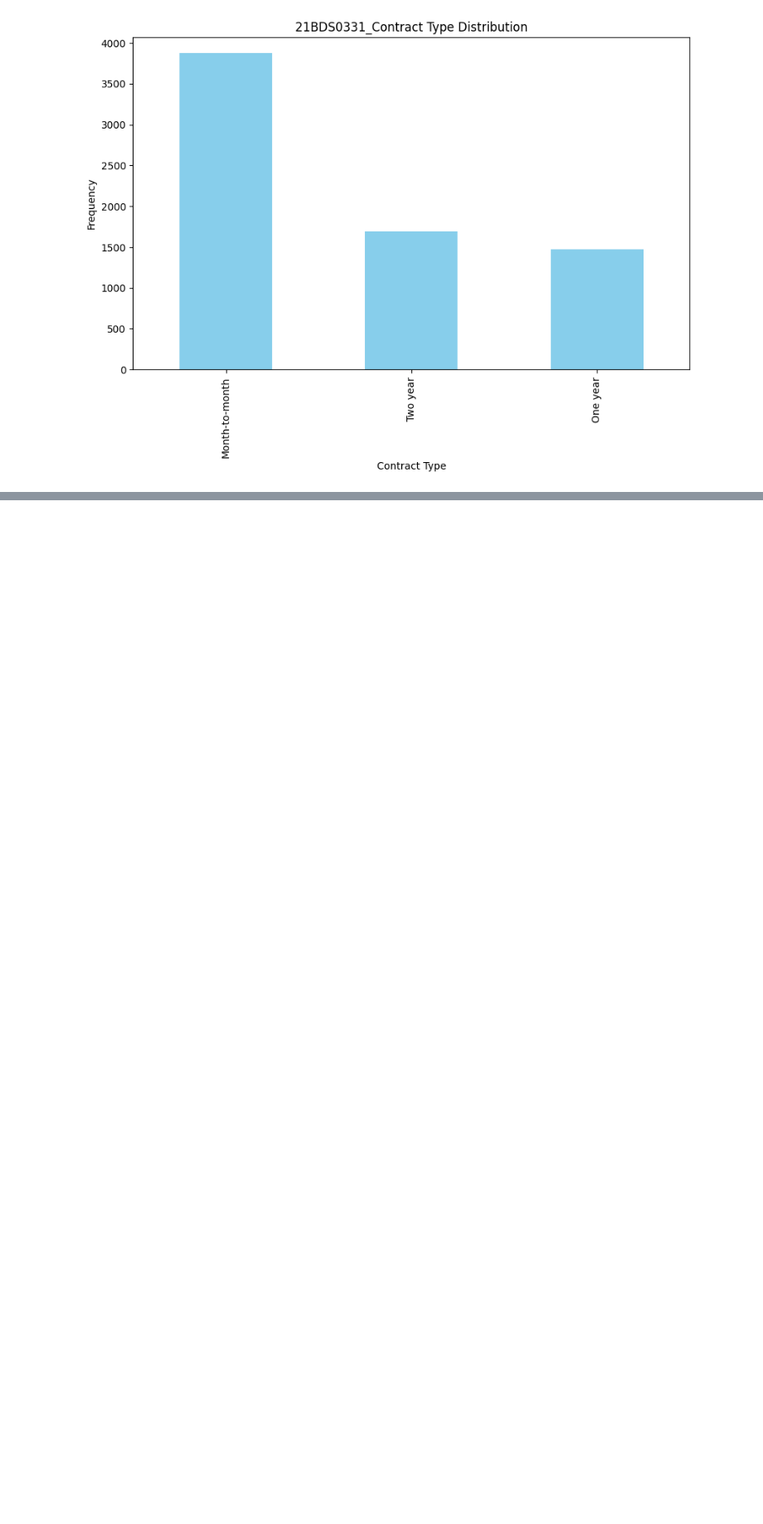
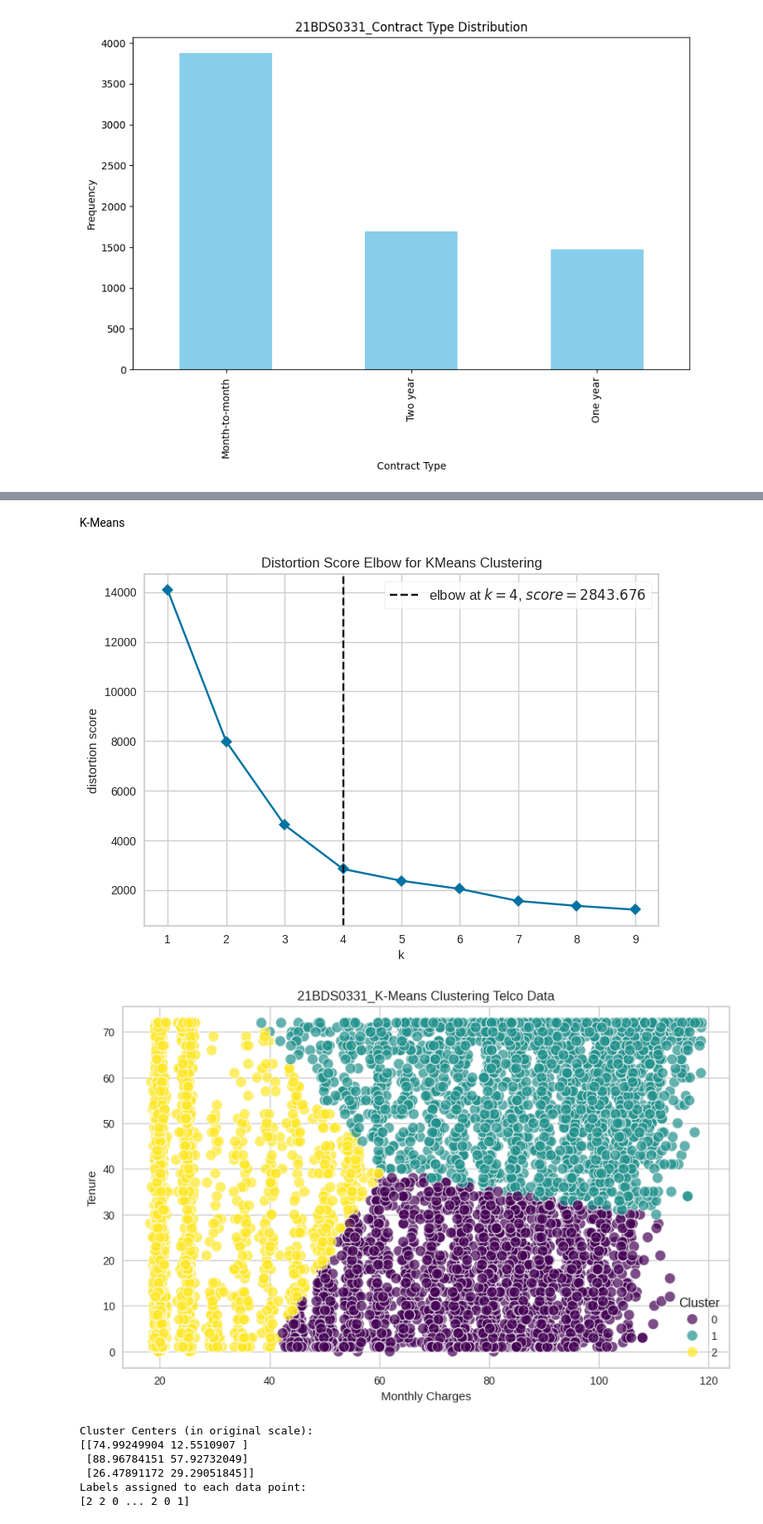
Before and after one commit to RashelGarg/Exploratory-Data-Analysis, a Jupyter notebook: EDA_Th_DA.ipynb, the cells around one changed output, grey strips where cells are left out. Shown at 83% size. Cells and saved outputs as stored; diff of their text form; code cells hidden in the pictures; blank space fills up the shorter version.

```diff
--- a/EDA_Th_DA.ipynb
+++ b/EDA_Th_DA.ipynb
@@ -102,0 +241,61 @@ plt.show()
+# %% [markdown]
+K-Means
+# %%
+# Import required libraries
+import pandas as pd
+import numpy as np
+import matplotlib.pyplot as plt
+import seaborn as sns
+from sklearn.cluster import KMeans
+from sklearn.preprocessing import StandardScaler
+from yellowbrick.cluster import KElbowVisualizer
+
+# Select relevant columns and ensure numeric type
+# Columns: 'MonthlyCharges' and 'tenure'
+dataset = df[['MonthlyCharges', 'tenure']].dropna()
+dataset = dataset.apply(pd.to_numeric)  # Ensure all data is numeric
+
+
+# Standardize the data for better clustering performance
+scaler = StandardScaler()
+data_scaled = scaler.fit_transform(dataset)
+
+# Determine the optimal number of clusters using the Elbow method
+model = KMeans()
+visualizer = KElbowVisualizer(model, k=(1, 10), timings=False)
+visualizer.fit(data_scaled)
+visualizer.show()  # Display Elbow plot
+
+# Set the number of clusters based on the Elbow plot
+num_clusters = 3  # This value may change based on the Elbow method output
+
+# Perform K-means clustering
+kmeans = KMeans(n_clusters=num_clusters, random_state=123, n_init=25)
+kmeans.fit(data_scaled)
+
+# Add the cluster labels to the dataset
+dataset['Cluster'] = kmeans.labels_
+
+# Visualize K-means clustering
+plt.figure(figsize=(10, 6))
+sns.scatterplot(data=dataset, x='MonthlyCharges', y='tenure', hue='Cluster', palette='viridis', s=100, alpha=0.7)
+plt.title("21BDS0331_K-Means Clustering Telco Data")
+plt.xlabel("Monthly Charges")
+plt.ylabel("Tenure")
+plt.legend(title='Cluster')
+plt.show()  # Display clustering plot
+
+# Print the clustering results (centroids and labels)
+print("Cluster Centers (in original scale):")
+print(scaler.inverse_transform(kmeans.cluster_centers_))
+print("Labels assigned to each data point:")
+print(kmeans.labels_)
+# %% [output]
+[figure, added]
+[figure, added]
+Cluster Centers (in original scale):
+[[74.99249904 12.5510907 ]
+ [88.96784151 57.92732049]
+ [26.47891172 29.29051845]]
+Labels assigned to each data point:
+[2 2 0 ... 2 0 1]
```
Also changed, not shown: parts of 6 cells of this notebook.
